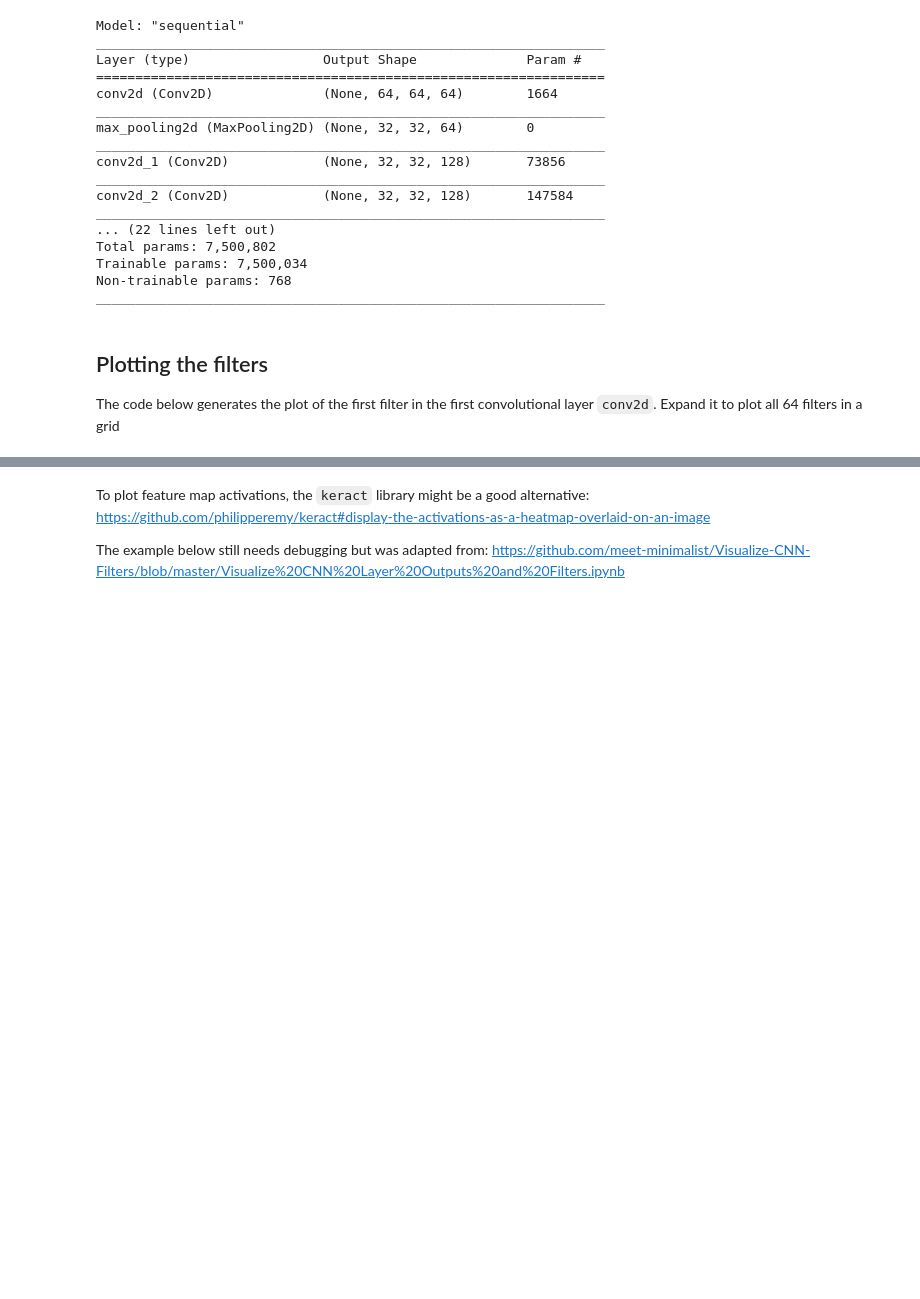
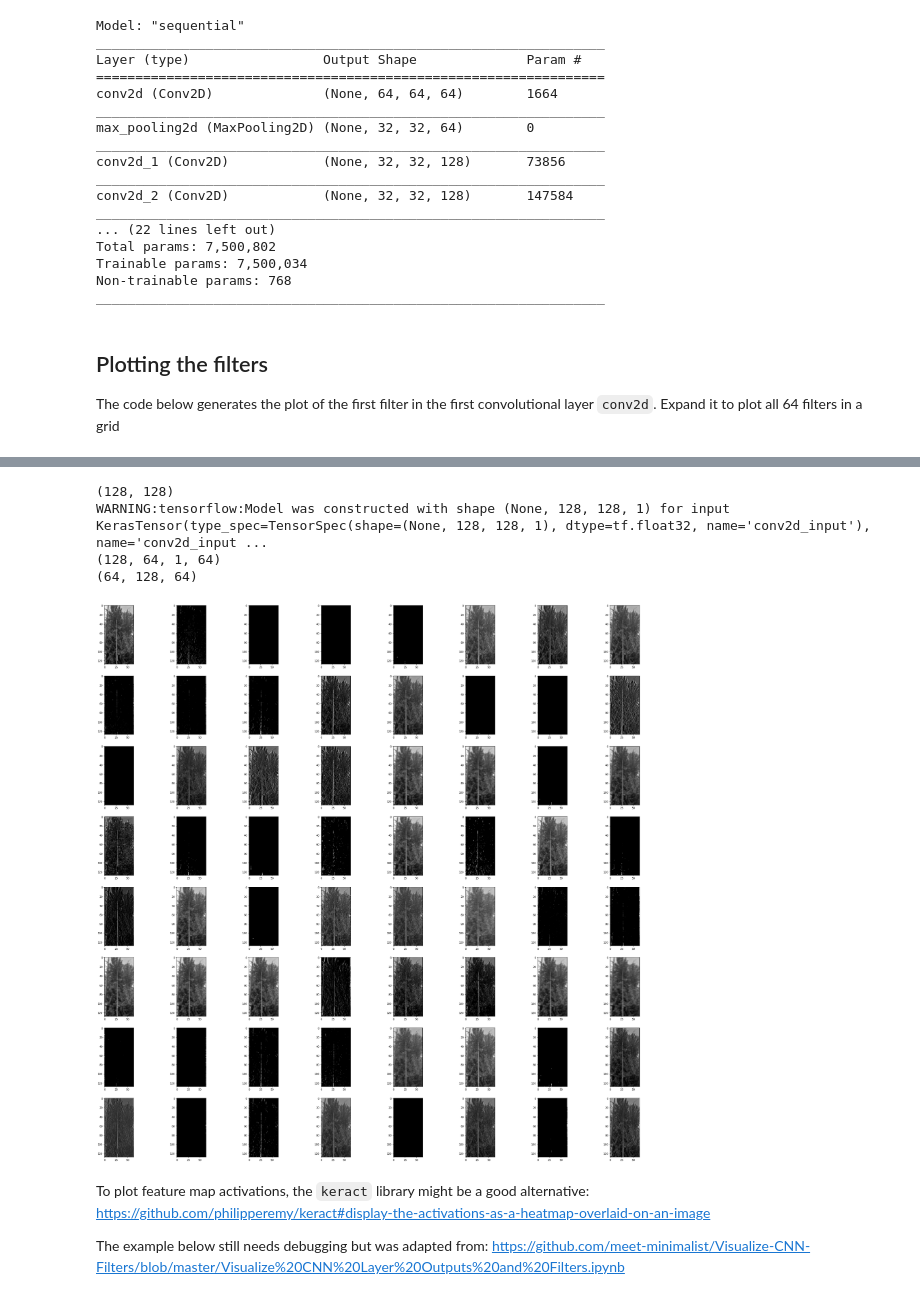
Before and after one commit to narslab/vis-inference, a Jupyter notebook: bin/jupyter/cnn-visualization-alt.ipynb, the cells around one changed output, grey strips where cells are left out. Drawn from its saved outputs; the diff is of its cells as text; code cells hidden in the pictures; blank space fills up the shorter version.

```diff
--- a/bin/jupyter/cnn-visualization-alt.ipynb
+++ b/bin/jupyter/cnn-visualization-alt.ipynb
@@ -186,3 +183,50 @@ for each_depth in range(w.shape[1]):
+# %%
+def plotActivations(resolution, scenario, layer_name, cols, rows):
+    image_sets = createResolutionScenarioImageDict(RESOLUTION_LIST, SCENARIO_LIST)
+    training_images, validation_images, training_labels, validation_labels =  train_test_split(np.array([np.expand_dims(x[0],axis=2) for x in image_sets[resolution][scenario]]),
+                                                                                                   np.array([x[1] for x in image_sets[resolution][scenario]]),
+                                                                                                   stratify= np.array([x[1] for x in image_sets[resolution][scenario]]), #Same distribution of the clases
+                                                                                                   test_size = .2, random_state = 1)
+
+    print(image_sets[resolution][scenario][0][0].shape)
+    intermediate_layer_model = models.Model(inputs=m.input, outputs=m.get_layer(layer_name).output)
+    intermediate_output = intermediate_layer_model.predict(training_images[0])
+
+    print(intermediate_output.shape)
+
+
+
+    output = np.squeeze(intermediate_output)
+    output = np.moveaxis(output, 2, 0)
+
+    print(output.shape)
+
+#     w = getLayerWeights(FULL_MODEL_PATH, layer_name)
+    layer_variables = m.get_layer(layer_name).get_weights()
+    weights = layer_variables[0]
+    w = np.array(weights)
+    w = np.moveaxis(w, 2, 0)
+    w = np.moveaxis(w, 3, 0)
+
+    #Plot the output of the layer in depthwise manner.
+
+    fig = plt.figure(figsize=(40, 40))
+    no_filters = w[0]
+
+    for i in range(output.shape[0]):
+        fig.add_subplot(rows, cols, i+1)
+        plt.imshow(output[i], cmap='gray')
+# %%
+# [128]['PrPo_Im']
+# conv2d
+# cols = 8, rows = 8
+plotActivations(128, 'PrPo_Im', 'conv2d', 8, 8)
+# %% [output]
+(128, 128)
+WARNING:tensorflow:Model was constructed with shape (None, 128, 128, 1) for input KerasTensor(type_spec=TensorSpec(shape=(None, 128, 128, 1), dtype=tf.float32, name='conv2d_input'), name='conv2d_input ...
+(128, 64, 1, 64)
+(64, 128, 64)
+[figure, added]
 # %% [markdown]
 To plot feature map activations, the `keract` library might be a good alternative: https://github.com/philipperemy/keract#display-the-activations-as-a-heatmap-overlaid-on-an-image
 
```
Also changed, not shown: parts of 11 cells of this notebook, 4 other files.
